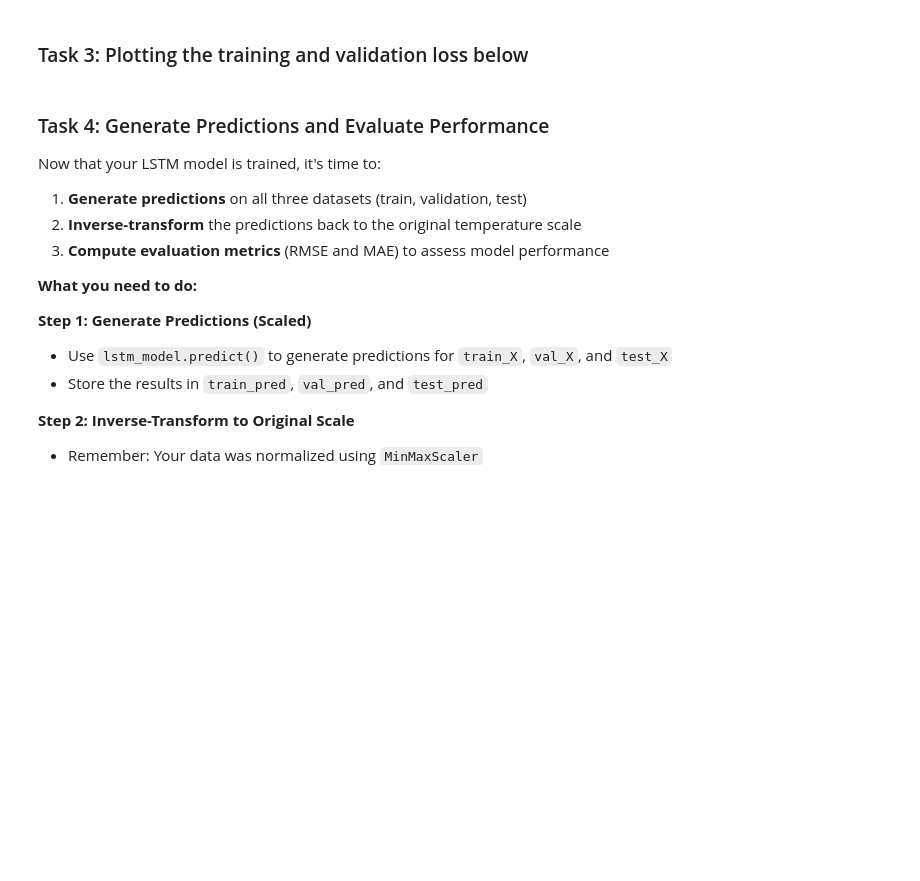
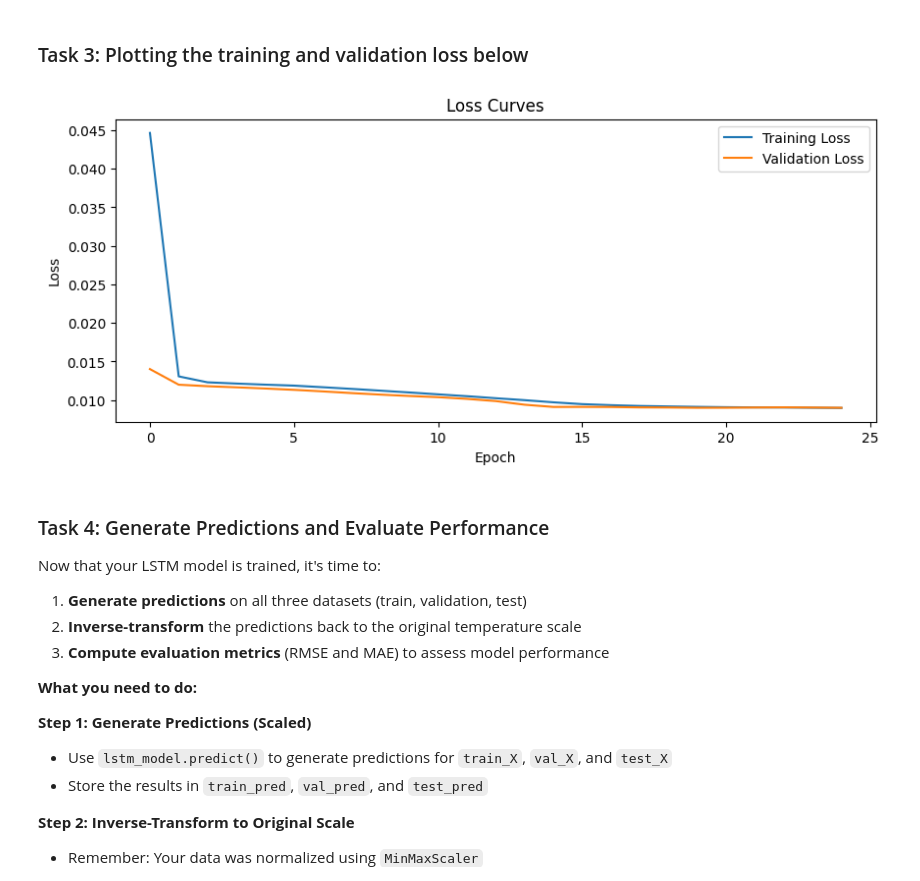
Before and after one commit to gabbymp3/stat362, a Jupyter notebook: student/quizzes/week_8/lstm_time_series_template.ipynb, the cells around one changed output. Drawn from its saved outputs; the diff is of its cells as text; code cells hidden in the pictures; blank space fills up the shorter version.

```diff
--- a/student/quizzes/week_8/lstm_time_series_template.ipynb
+++ b/student/quizzes/week_8/lstm_time_series_template.ipynb
@@ -250,9 +229,18 @@ Use the Adam optimizer and mean squared error loss to compile the model.
 # %%
 
 # build the LSTM model
+lstm_model = Sequential([
+    Input(shape=(WINDOW, 1)),
+    LSTM(50, activation='relu', return_sequences=True),
+    LSTM(50, activation='relu'),
+    Dense(1)
+])
+
 
 
 # compile the model
+lstm_model.compile(optimizer='adam', loss='mse')
 
 
 # display the model summary
+lstm_model.summary()
@@ -284,6 +291,16 @@ The code below is already set up the structure for you
 from keras.callbacks import EarlyStopping
 
 # Define the EarlyStopping callback
+early_stopping = EarlyStopping(monitor='val_loss', patience=5, restore_best_weights=True)
 
 
 # Train the LSTM model with early stopping
+history = lstm_model.fit(
+    train_X, train_y,
+    validation_data=(val_X, val_y),
+    epochs=100,
+    batch_size=32,
+    shuffle=False,
+    verbose=1,
+    callbacks=[early_stopping]
+)
@@ -294,3 +329,15 @@ from keras.callbacks import EarlyStopping
+# %%
+# plot the training and validation loss
+plt.figure(figsize=(10, 4))
+plt.plot(history.history['loss'], label='Training Loss')
+plt.plot(history.history['val_loss'], label='Validation Loss')
+plt.xlabel('Epoch')
+plt.ylabel('Loss')
+plt.legend()
+plt.title('Loss Curves')
+plt.show()
+# %% [output]
+[figure, added]
 # %% [markdown]
 ### Task 4: Generate Predictions and Evaluate Performance
 
```
Also changed, not shown: parts of 24 cells of this notebook, 2 other files.
